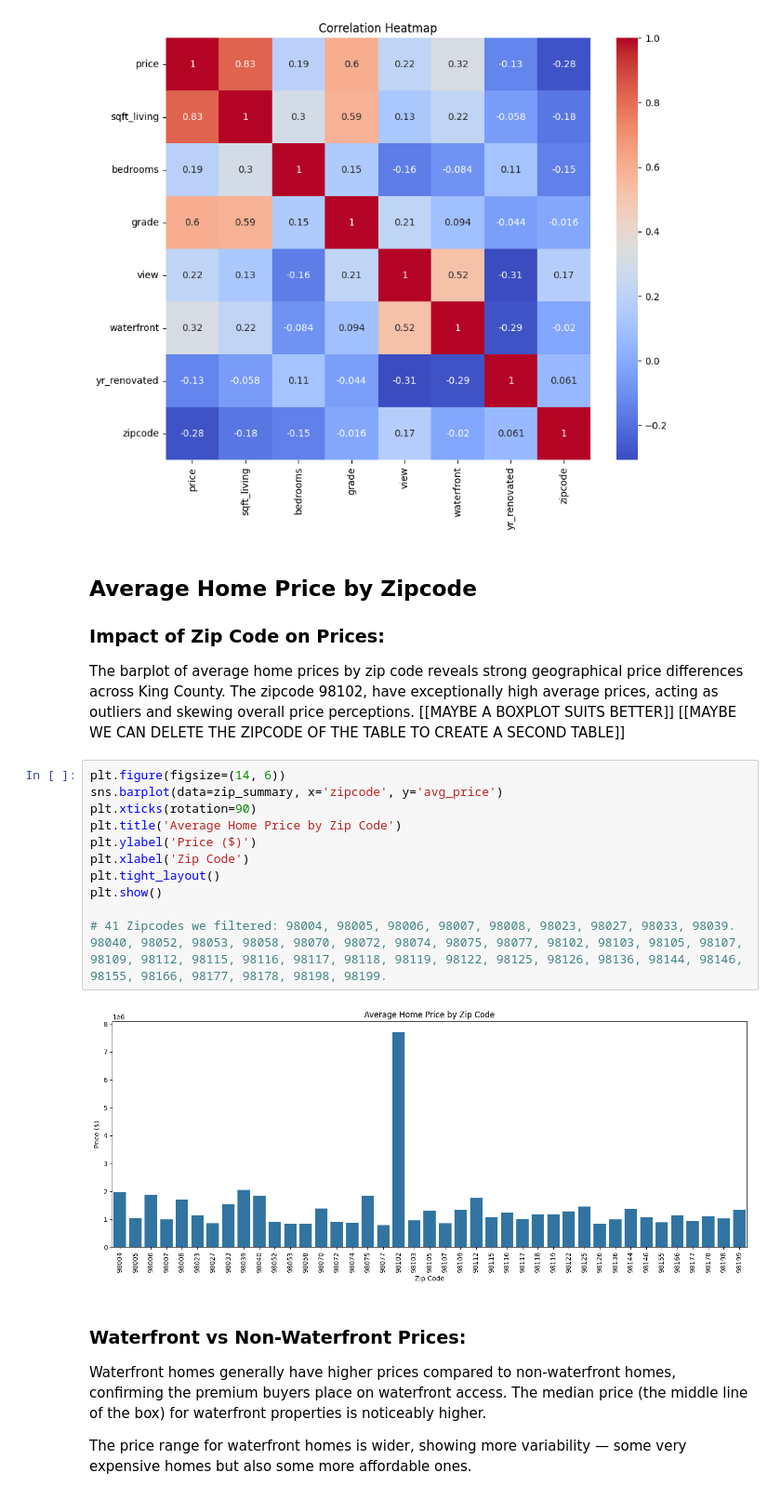
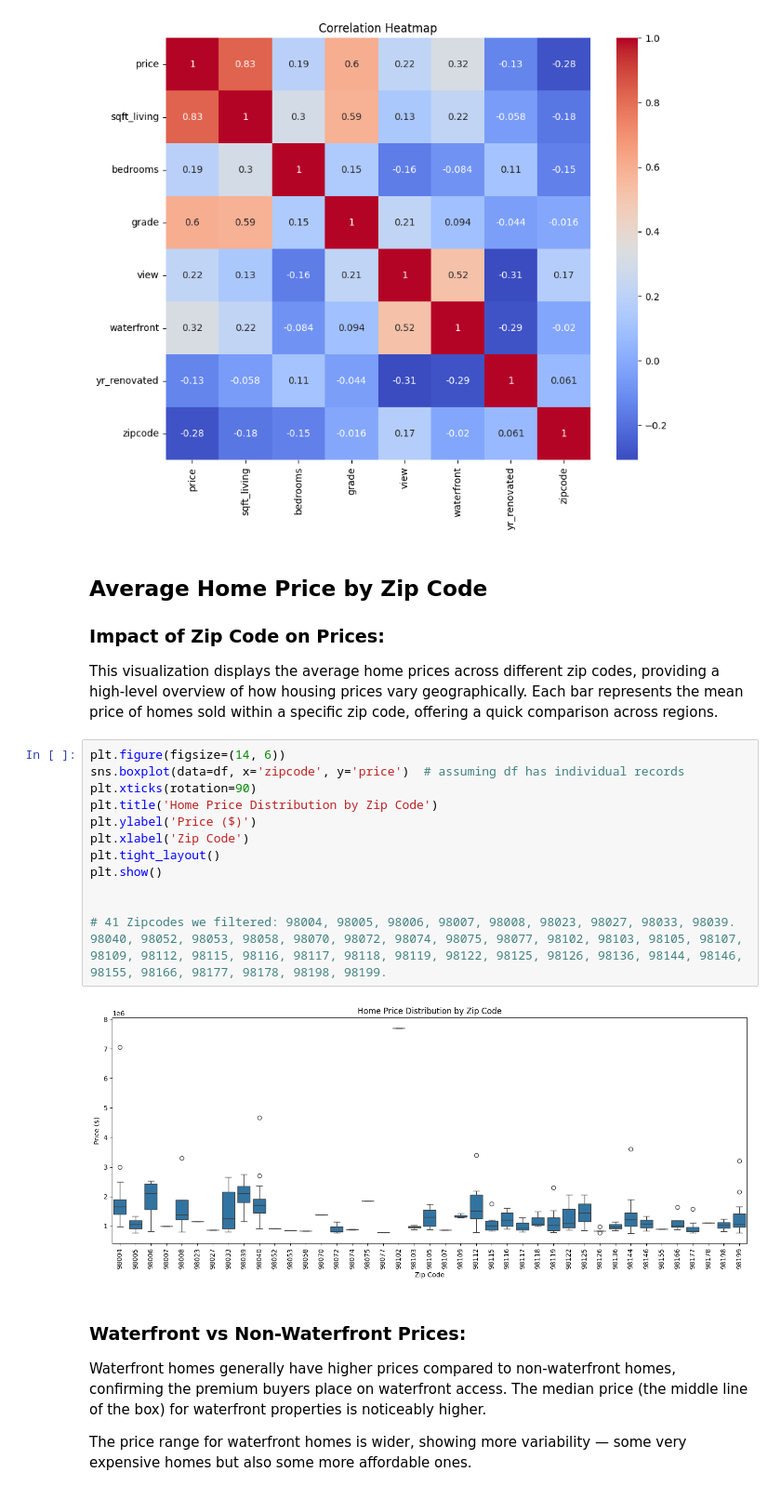
Before and after one commit to CharlesSiboto/ds-EDA-C-and-R, a Jupyter notebook: 2_EDA_C_and_R.ipynb, the cells around one changed output. Shown at 93% size. Drawn from its saved outputs; the diff is of its cells as text.

```diff
--- a/2_EDA_C_and_R.ipynb
+++ b/2_EDA_C_and_R.ipynb
@@ -84,25 +84,24 @@ plt.title("Correlation Heatmap")
 Text(0.5, 1.0, 'Correlation Heatmap')
 [figure]
 # %% [markdown]
-## Average Home Price by Zipcode
+## Average Home Price by Zip Code
 
 ### Impact of Zip Code on Prices:
-The barplot of average home prices by zip code reveals strong geographical price differences across King County. The zipcode 98102, have exceptionally high average prices, acting as outliers and skewing overall price perceptions.
-[[MAYBE A BOXPLOT SUITS BETTER]]
-[[MAYBE WE CAN DELETE THE ZIPCODE OF THE TABLE TO CREATE A SECOND TABLE]]
+This visualization displays the average home prices across different zip codes, providing a high-level overview of how housing prices vary geographically. Each bar represents the mean price of homes sold within a specific zip code, offering a quick comparison across regions.
 # %%
 plt.figure(figsize=(14, 6))
-sns.barplot(data=zip_summary, x='zipcode', y='avg_price')
+sns.boxplot(data=df, x='zipcode', y='price')  # assuming df has individual records
 plt.xticks(rotation=90)
-plt.title('Average Home Price by Zip Code')
+plt.title('Home Price Distribution by Zip Code')
 plt.ylabel('Price ($)')
 plt.xlabel('Zip Code')
 plt.tight_layout()
 plt.show()
 
+
 # 41 Zipcodes we filtered: 98004, 98005, 98006, 98007, 98008, 98023, 98027, 98033, 98039. 98040, 98052, 98053, 98058, 98070, 98072, 98074, 98075, 98077, 98102, 98103, 98105, 98107, 98109, 98112, 98115, 98116, 98117, 98118, 98119, 98122, 98125, 98126, 98136, 98144, 98146, 98155, 98166, 98177, 98178, 98198, 98199.
 # %% [output]
-[figure, old version]
+[figure, new version]
 # %% [markdown]
 ### Waterfront vs Non-Waterfront Prices:
 Waterfront homes generally have higher prices compared to non-waterfront homes, confirming the premium buyers place on waterfront access.
```
Also changed, not shown: parts of 4 cells of this notebook, 1 other file.
